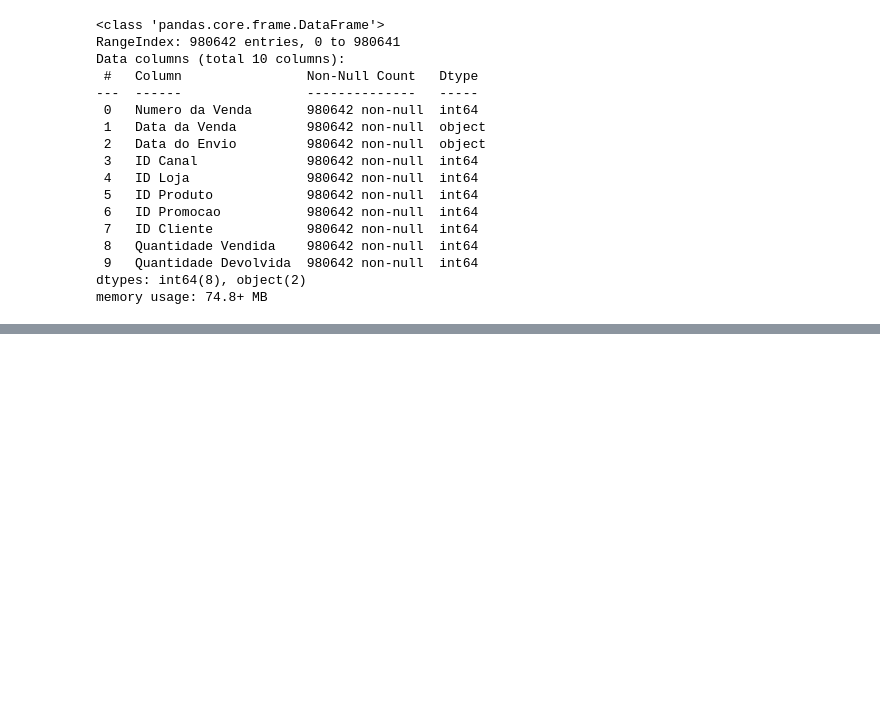
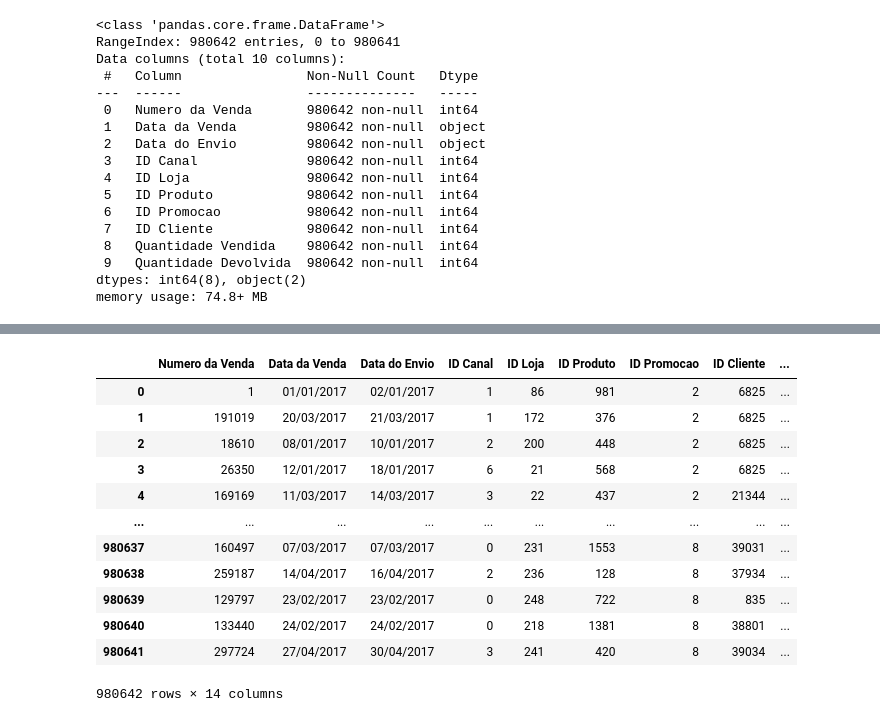
Before and after one commit to Ana-ovidio/IntelligenceToolsPython, a Jupyter notebook: Data_analysis/Multiple_Base.ipynb, the cells around one changed output, grey strips where cells are left out. Saved outputs shown, nothing was run; the diff lists cells and outputs as text; code cells hidden in the pictures; blank space fills up the shorter version.

Commit message:
Merge entre as bases de dados

```diff
--- a/Data_analysis/Multiple_Base.ipynb
+++ b/Data_analysis/Multiple_Base.ipynb
@@ -161,0 +198,2 @@ Nesse caso, quero saber apenas:
+# %%
+stores = stores[['ID Loja', 'Nome da Loja']]
@@ -161,0 +221,2 @@ Nesse caso, quero saber apenas:
+# %%
+client = client[['ID Cliente','E-mail']]
@@ -161,0 +240,2 @@ Nesse caso, quero saber apenas:
+# %%
+promotions = promotions[['ID Promocao', 'Percentual Desconto']]
@@ -161,0 +251,21 @@ Nesse caso, quero saber apenas:
+# %%
+sell = sell.merge(products, on = 'ID Produto')
+sell = sell.merge(stores, on = 'ID Loja')
+sell = sell.merge(client, on = 'ID Cliente')
+sell = sell.merge(promotions, on = 'ID Promocao')
+# %%
+display(sell)
+# %% [output]
+|  | Numero da Venda | Data da Venda | Data do Envio | ID Canal | ID Loja | ID Produto | ID Promocao | ID Cliente | ... |
+| 0 | 1 | 01/01/2017 | 02/01/2017 | 1 | 86 | 981 | 2 | 6825 | ... |
+| 1 | 191019 | 20/03/2017 | 21/03/2017 | 1 | 172 | 376 | 2 | 6825 | ... |
+| 2 | 18610 | 08/01/2017 | 10/01/2017 | 2 | 200 | 448 | 2 | 6825 | ... |
+| 3 | 26350 | 12/01/2017 | 18/01/2017 | 6 | 21 | 568 | 2 | 6825 | ... |
+| 4 | 169169 | 11/03/2017 | 14/03/2017 | 3 | 22 | 437 | 2 | 21344 | ... |
+| ... | ... | ... | ... | ... | ... | ... | ... | ... | ... |
+| 980637 | 160497 | 07/03/2017 | 07/03/2017 | 0 | 231 | 1553 | 8 | 39031 | ... |
+| 980638 | 259187 | 14/04/2017 | 16/04/2017 | 2 | 236 | 128 | 8 | 37934 | ... |
+| 980639 | 129797 | 23/02/2017 | 23/02/2017 | 0 | 248 | 722 | 8 | 835 | ... |
+| 980640 | 133440 | 24/02/2017 | 24/02/2017 | 0 | 218 | 1381 | 8 | 38801 | ... |
+| 980641 | 297724 | 27/04/2017 | 30/04/2017 | 3 | 241 | 420 | 8 | 39034 | ... |
+980642 rows × 14 columns
```
Also changed, not shown: parts of 10 cells of this notebook, 1 other file.
